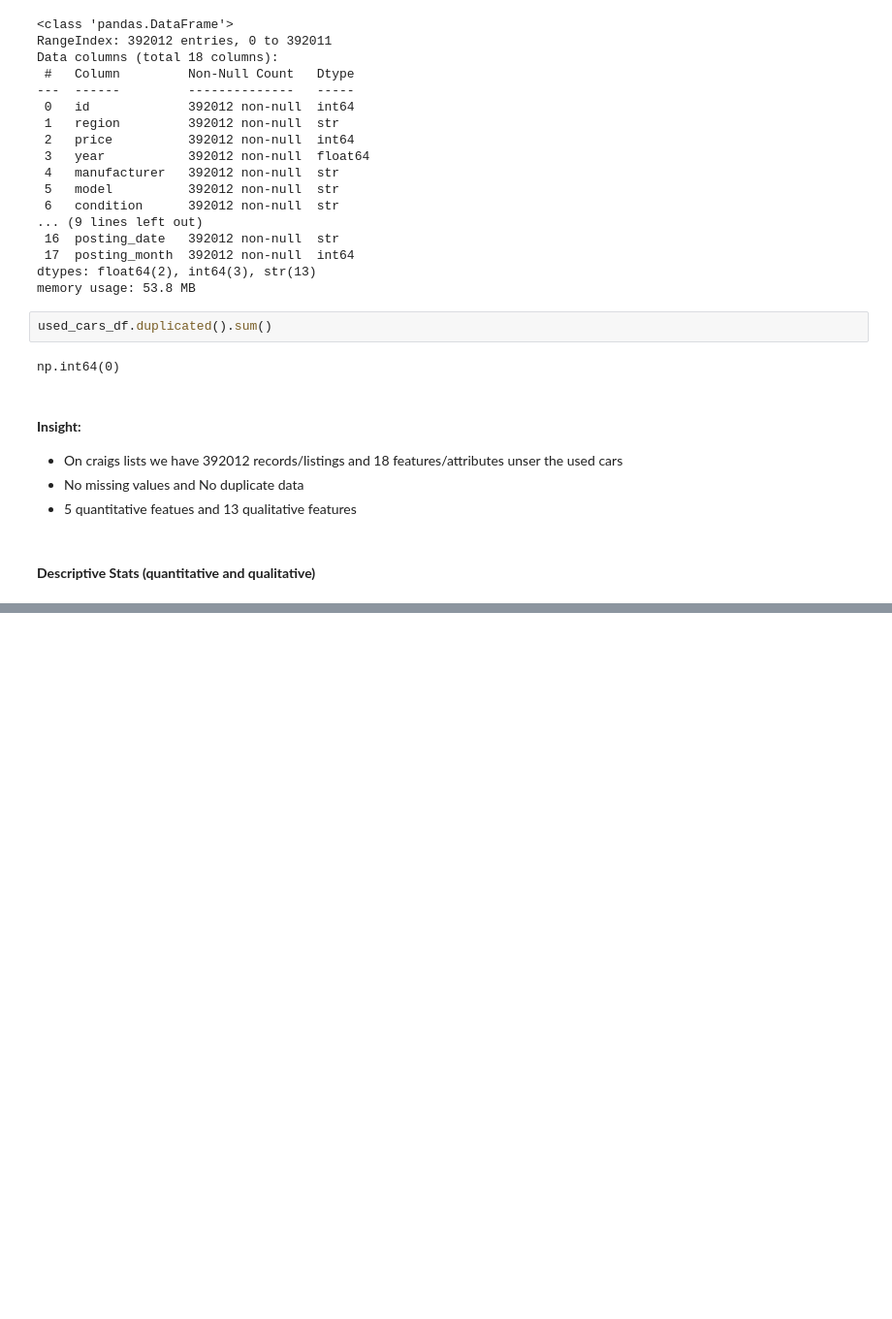
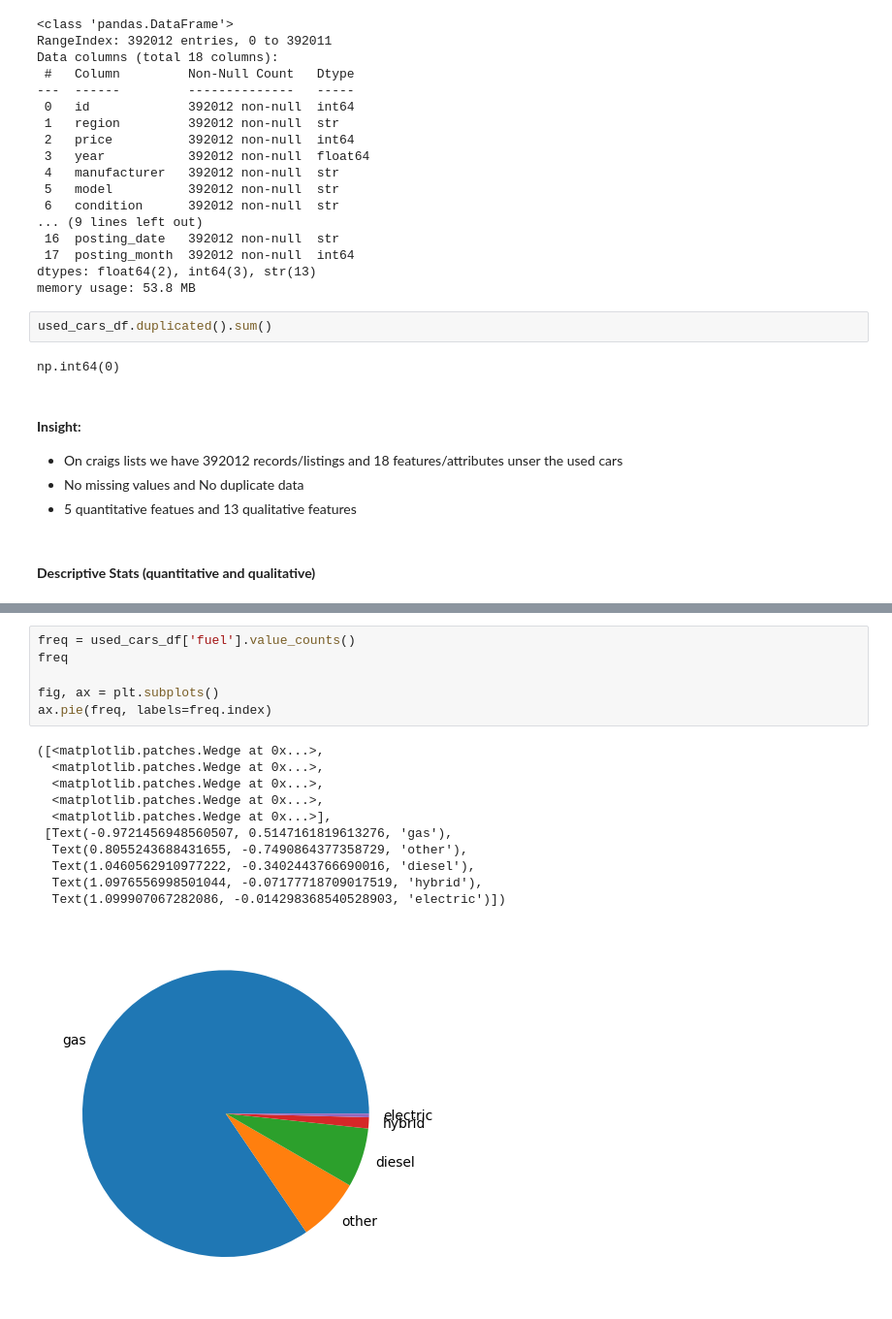
Before and after one commit to JosephRidge/Analysis101, a Jupyter notebook: used_cars_craigslist.ipynb, the cells around one changed output, grey strips where cells are left out. Shown at 97% size. Drawn from its saved outputs; the diff is of its cells as text; blank space fills up the shorter version.

```diff
--- a/used_cars_craigslist.ipynb
+++ b/used_cars_craigslist.ipynb
@@ -130,0 +258,18 @@ np.int64(0)
+# %%
+freq = used_cars_df['fuel'].value_counts()
+freq
+
+fig, ax = plt.subplots()
+ax.pie(freq, labels=freq.index)
+# %% [output]
+([<matplotlib.patches.Wedge at 0x...>,
+  <matplotlib.patches.Wedge at 0x...>,
+  <matplotlib.patches.Wedge at 0x...>,
+  <matplotlib.patches.Wedge at 0x...>,
+  <matplotlib.patches.Wedge at 0x...>],
+ [Text(-0.9721456948560507, 0.5147161819613276, 'gas'),
+  Text(0.8055243688431655, -0.7490864377358729, 'other'),
+  Text(1.0460562910977222, -0.3402443766690016, 'diesel'),
+  Text(1.0976556998501044, -0.07177718709017519, 'hybrid'),
+  Text(1.099907067282086, -0.014298368540528903, 'electric')])
+[figure, added]
```
Also changed, not shown: parts of 11 cells of this notebook.
